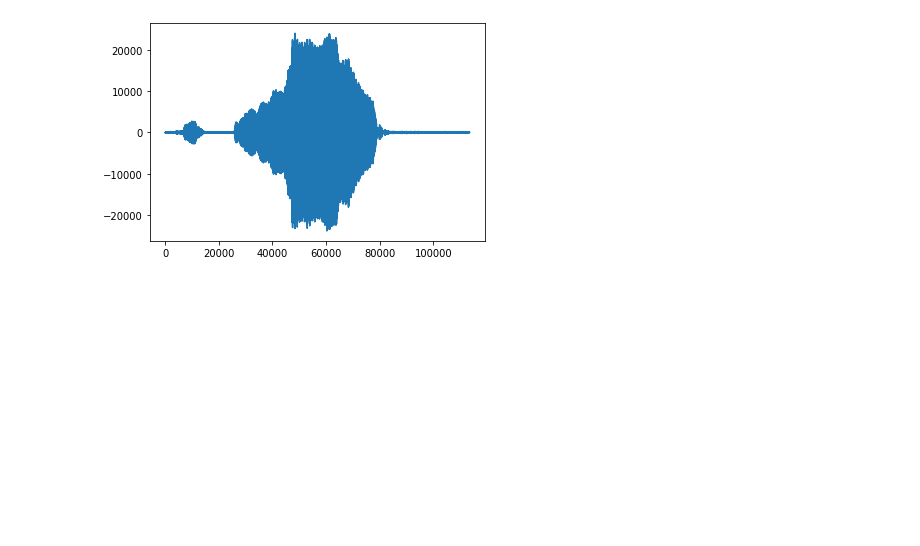
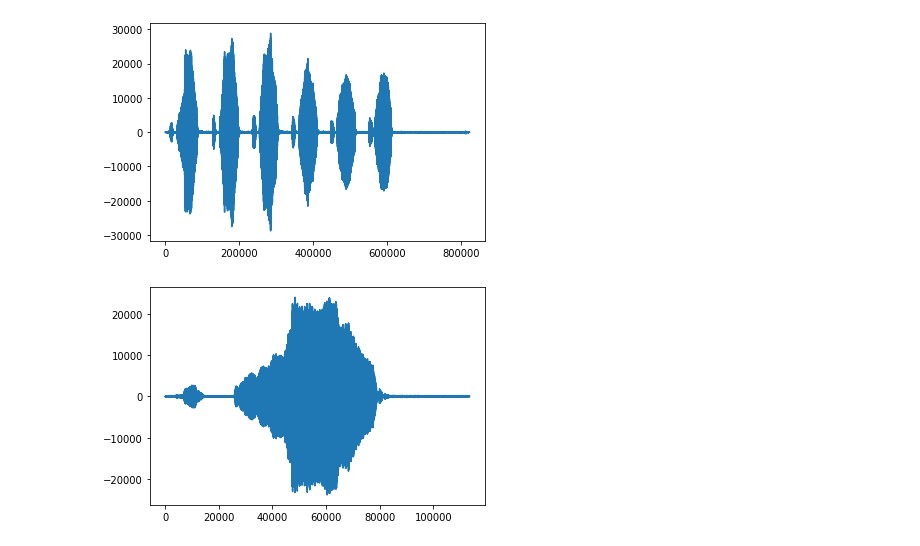
Before and after one commit to yingxu123/ForestOGram, a Jupyter notebook: python/ViewSegments.ipynb, the cells around one changed output. Saved outputs shown, nothing was run; the diff lists cells and outputs as text; code cells hidden in the pictures; blank space fills up the shorter version.

```diff
--- a/python/ViewSegments.ipynb
+++ b/python/ViewSegments.ipynb
@@ -14 +6,9 @@ finish generating segment 5 is from 12.4 s (546840) to 14.34 (632394)s
+# %%
+_,num_a,_,_ = PSeg.load_data()
+
+fig = plt.figure()
+plt.plot(num_a)
+plt.show()
+# %% [output]
+[figure, added]
 # %%
```
Also changed, not shown: parts of 3 cells of this notebook, 2 other files.
